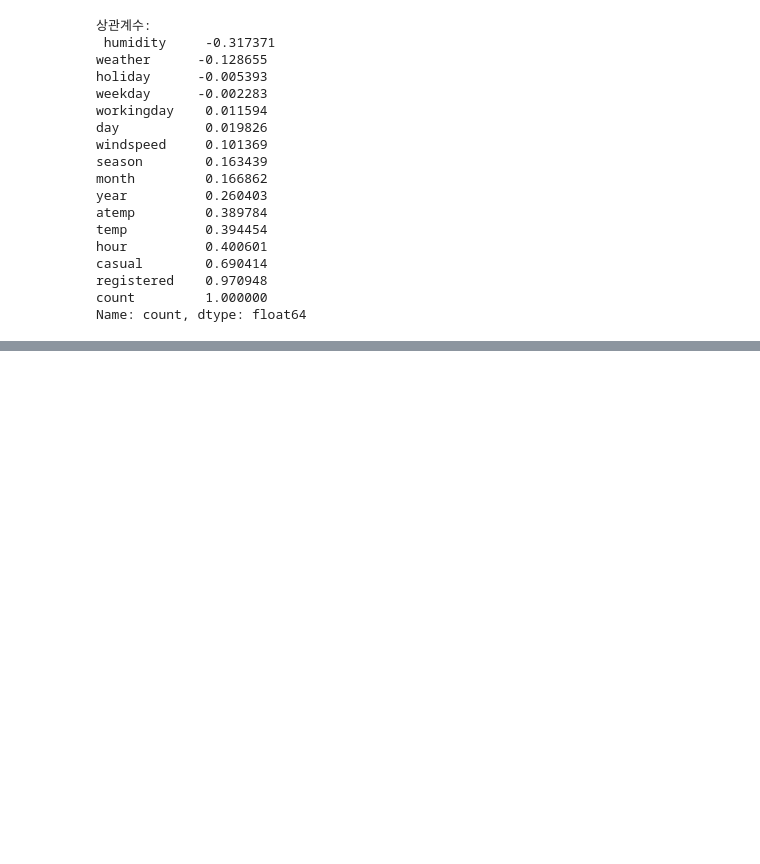
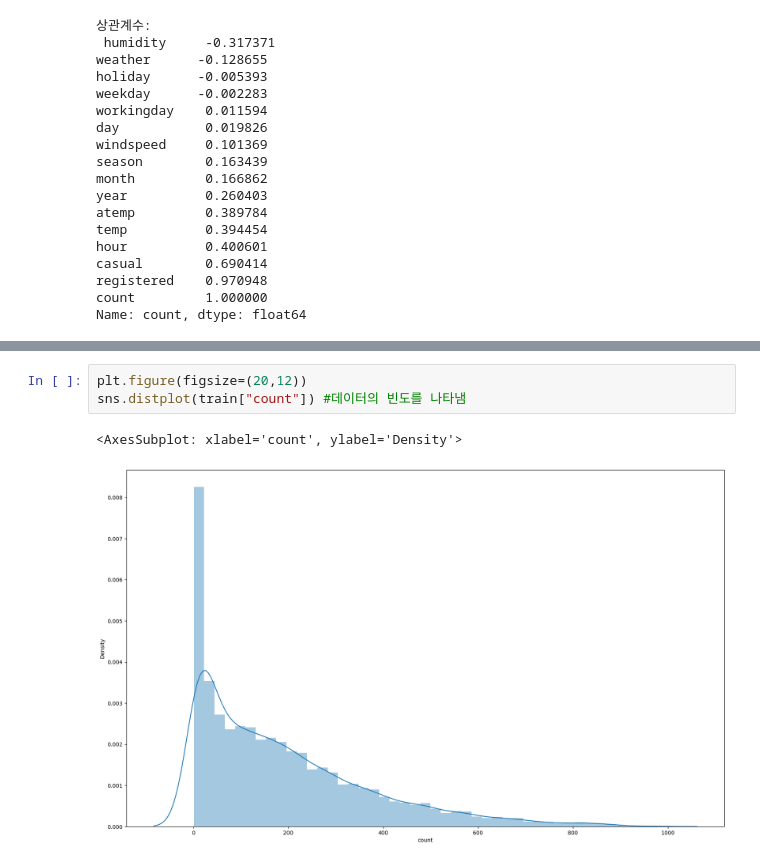
Before and after one commit to kbs1027/Kaggle, a Jupyter notebook: bike-sharing-demand/bike.ipynb, the cells around one changed output, grey strips where cells are left out. Saved outputs shown, nothing was run; the diff lists cells and outputs as text; blank space fills up the shorter version.

```diff
--- a/bike-sharing-demand/bike.ipynb
+++ b/bike-sharing-demand/bike.ipynb
@@ -266,0 +317,6 @@ Name: count, dtype: float64
+# %%
+plt.figure(figsize=(20,12))
+sns.distplot(train["count"]) #데이터의 빈도를 나타냄
+# %% [output]
+<AxesSubplot: xlabel='count', ylabel='Density'>
+[figure, added]
```
Also changed, not shown: parts of 9 cells of this notebook, 1 other file.
